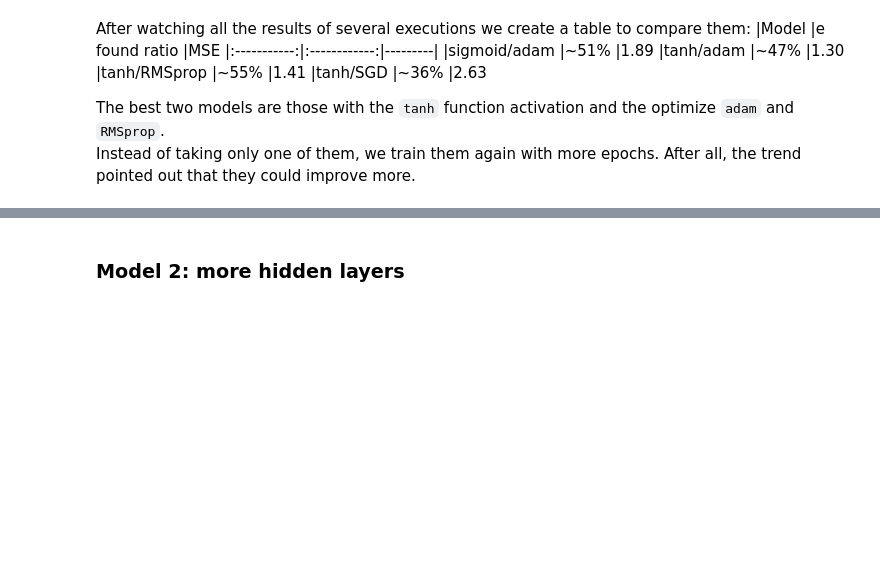
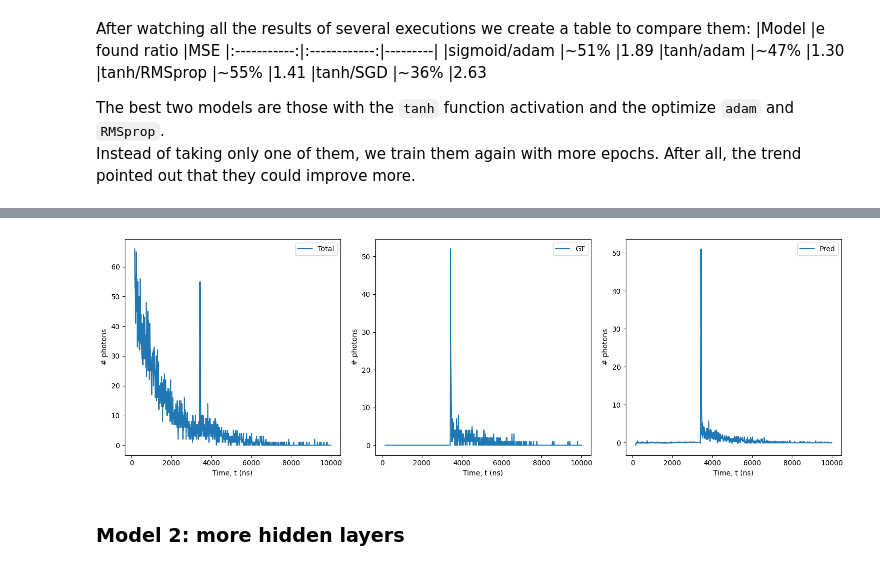
Before and after one commit to JaviGamero/LArTPC_Calibration, a Jupyter notebook: scripts/python/signalDecompose/DL_Algorithms.ipynb, the cells around one changed output, grey strips where cells are left out. Saved outputs shown, nothing was run; the diff lists cells and outputs as text; code cells hidden in the pictures; blank space fills up the shorter version.

```diff
--- a/scripts/python/signalDecompose/DL_Algorithms.ipynb
+++ b/scripts/python/signalDecompose/DL_Algorithms.ipynb
@@ -581,0 +640,4 @@ testModel(model, history, X_test, y_test)
+# %%
+MODELS = os.path.join(PATH, os.path.join('scripts', os.path.join('python', 'models')))
+model.save(os.path.join(MODELS, 'best_Bidir_LSTM_Simple.keras'), overwrite=True,
+           save_format='tf')
@@ -581,0 +646,5 @@ testModel(model, history, X_test, y_test)
+# %%
+from keras.saving import load_model
+model_test = load_model(os.path.join(MODELS, 'best_Bidir_LSTM_Simple.keras'))
+
+y_pred = model_test.predict(X_test)
@@ -582,3 +653,9 @@ testModel(model, history, X_test, y_test)
+# %%
+i=5
+v = [X_test[i,:,0], y_test[i,:], np.array(y_pred[i,:])]
+plotSignals(t, v, ['Total', 'GT', 'Pred'], sep='True', figsize=(15,5))
+# %% [output]
+[figure, added]
 # %% [markdown]
 ### Model 2: more hidden layers
 # %% [markdown]
```
Also changed, not shown: parts of 8 cells of this notebook, 1 other file.
